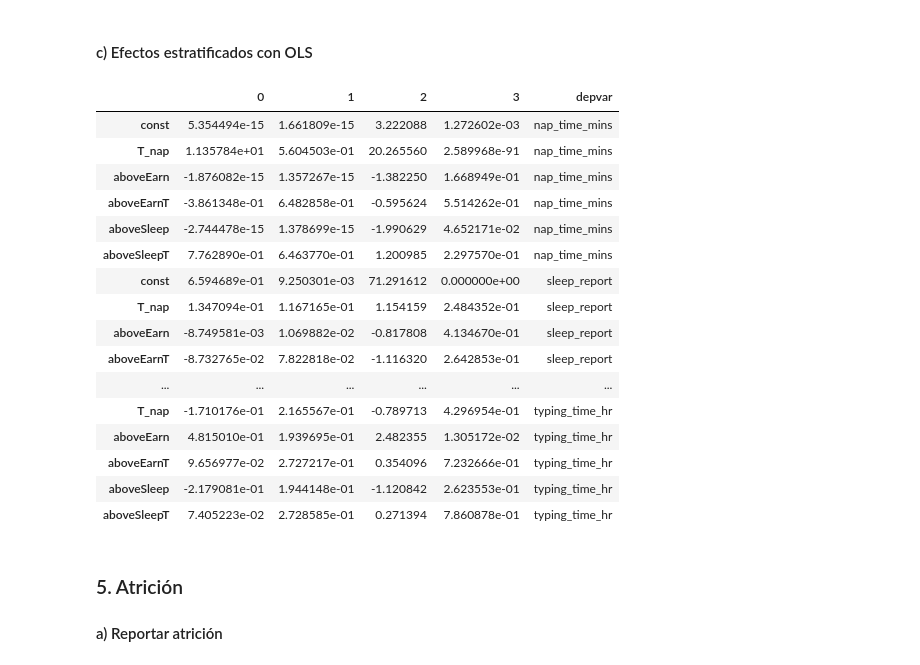
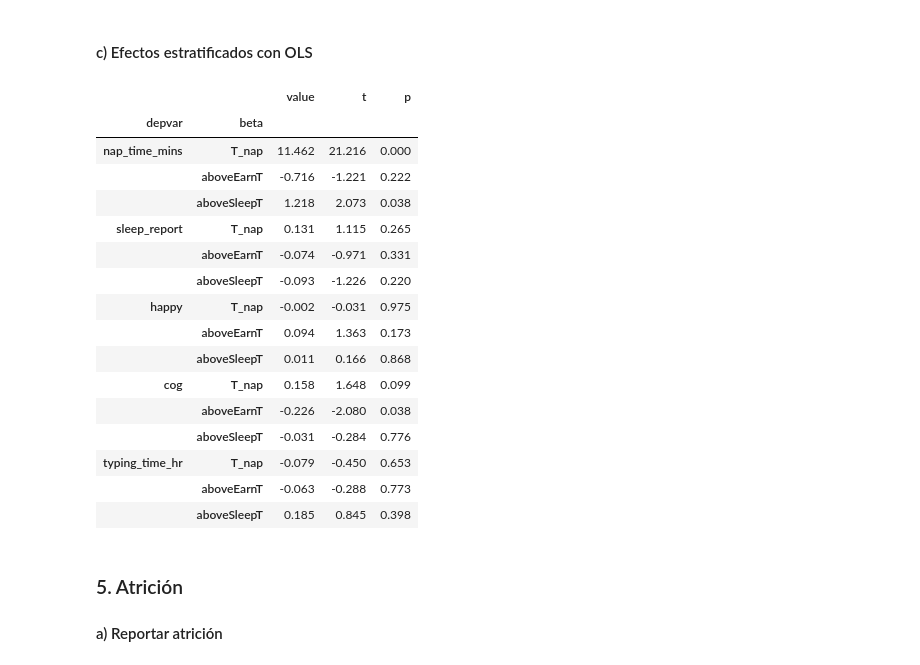
Before and after one commit to ArturoSbr/EmtrAp-hw01, a Jupyter notebook: cod/main.ipynb, the cells around one changed output. Saved outputs shown, nothing was run; the diff lists cells and outputs as text; code cells hidden in the pictures.

```diff
--- a/cod/main.ipynb
+++ b/cod/main.ipynb
@@ -268,15 +225,16 @@ for e, s in t.index:
 # Inicializar lista
 d = []
 
-# Efecto por estrato
-for e, s in t.index:
-    m = d2['aboveEarn'].eq(e) & d2['aboveSleep'].eq(s)
-    # Para cada variable
-    for y in Y:
-        d.append([e, s, m.sum(), m.sum() / len(d2)] + list(neyman(d2[m], 'T_nap', y)))
+# Efecto por esstrato a cada variable
+for y in Y:
+    for e, s in [(0,0),(0,1),(1,0),(1,1)]:
+        # Máscara
+        m = d2['aboveEarn'].eq(e) & d2['aboveSleep'].eq(s)
+        d.append([e, s, m.sum(), m.sum() / len(d2)] + neyman(d2[m], 'T_nap', y))
 
-# Resultados a tabla
-t = pd.DataFrame(data=d, columns=['aboveEarn','aboveSleep','ng','w','depvar','tau','t','p'])
-t = t.sort_values(['depvar','aboveEarn','aboveSleep'])
-t
+t = pd.DataFrame(data=d, columns=['aboveEarn','aboveSleep','ng','wg','depvar','tau','t','p'])
+t = t.set_index(['depvar','aboveEarn','aboveSleep'])
+
+# Visualizar resultados
+t[['tau']].round(3)
 # %% [output]
@@ -312,39 +261,44 @@ dtype: float64
 # %% [markdown]
 #### c) Efectos estratificados con OLS
 # %%
-# Declarar columnas necesarias
-d2['const'] = 1
-d2[['aboveEarnT','aboveSleepT']] = d2[['aboveEarn','aboveSleep']].multiply(d2['T_nap'], axis=0)
+# Declarar columnas
+d2 = d2.assign(const = 1,
+               aboveEarnT = d2['aboveEarn'].multiply(d2['T_nap']),
+               aboveSleepT = d2['aboveSleep'].multiply(d2['T_nap']))
 
-# Variables independientes
+# Declarar variables independientes
 X = ['const','T_nap','aboveEarn','aboveEarnT','aboveSleep','aboveSleepT']
 
-# Regresiones
+# OLS para cada variable
 d = []
 for y in Y:
-    m = OLS(endog=d2[y], exog=d2[X], missing='drop').fit(cov_type='HC2')
-    d.append(pd.concat([m.params, m.bse, m.tvalues, m.pvalues], axis=1).assign(depvar=y))
+    m = d2[X + [y]].notna().all(axis=1)
+    m = OLS(endog=d2.loc[m, y], exog=d2.loc[m, X], missing='raise').fit(cov_type='HC0')
+    d.append(pd.concat([m.params, m.tvalues, m.pvalues], axis=1).assign(depvar = y))
 
 # A tabla
-pd.concat(d, axis=0)
+t = pd.concat(d, axis=0).reset_index()
+t.columns = ['beta','value','t','p','depvar']
+t = t.set_index(['depvar','beta'])
+t[t.index.get_level_values(1).isin(['T_nap','aboveEarnT','aboveSleepT'])].round(3)
 # %% [output]
-|  | 0 | 1 | 2 | 3 | depvar |
-| const | 5.354494e-15 | 1.661809e-15 | 3.222088 | 1.272602e-03 | nap_time_mins |
-| T_nap | 1.135784e+01 | 5.604503e-01 | 20.265560 | 2.589968e-91 | nap_time_mins |
-| aboveEarn | -1.876082e-15 | 1.357267e-15 | -1.382250 | 1.668949e-01 | nap_time_mins |
-| aboveEarnT | -3.861348e-01 | 6.482858e-01 | -0.595624 | 5.514262e-01 | nap_time_mins |
-| aboveSleep | -2.744478e-15 | 1.378699e-15 | -1.990629 | 4.652171e-02 | nap_time_mins |
-| aboveSleepT | 7.762890e-01 | 6.463770e-01 | 1.200985 | 2.297570e-01 | nap_time_mins |
-| const | 6.594689e-01 | 9.250301e-03 | 71.291612 | 0.000000e+00 | sleep_report |
-| T_nap | 1.347094e-01 | 1.167165e-01 | 1.154159 | 2.484352e-01 | sleep_report |
-| aboveEarn | -8.749581e-03 | 1.069882e-02 | -0.817808 | 4.134670e-01 | sleep_report |
-| aboveEarnT | -8.732765e-02 | 7.822818e-02 | -1.116320 | 2.642853e-01 | sleep_report |
-| ... | ... | ... | ... | ... | ... |
-| T_nap | -1.710176e-01 | 2.165567e-01 | -0.789713 | 4.296954e-01 | typing_time_hr |
-| aboveEarn | 4.815010e-01 | 1.939695e-01 | 2.482355 | 1.305172e-02 | typing_time_hr |
-| aboveEarnT | 9.656977e-02 | 2.727217e-01 | 0.354096 | 7.232666e-01 | typing_time_hr |
-| aboveSleep | -2.179081e-01 | 1.944148e-01 | -1.120842 | 2.623553e-01 | typing_time_hr |
-| aboveSleepT | 7.405223e-02 | 2.728585e-01 | 0.271394 | 7.860878e-01 | typing_time_hr |
+|  |  | value | t | p |
+| depvar | beta |  |  |  |
+| nap_time_mins | T_nap | 11.462 | 21.216 | 0.000 |
+|  | aboveEarnT | -0.716 | -1.221 | 0.222 |
+|  | aboveSleepT | 1.218 | 2.073 | 0.038 |
+| sleep_report | T_nap | 0.131 | 1.115 | 0.265 |
+|  | aboveEarnT | -0.074 | -0.971 | 0.331 |
+|  | aboveSleepT | -0.093 | -1.226 | 0.220 |
+| happy | T_nap | -0.002 | -0.031 | 0.975 |
+|  | aboveEarnT | 0.094 | 1.363 | 0.173 |
+|  | aboveSleepT | 0.011 | 0.166 | 0.868 |
+| cog | T_nap | 0.158 | 1.648 | 0.099 |
+|  | aboveEarnT | -0.226 | -2.080 | 0.038 |
+|  | aboveSleepT | -0.031 | -0.284 | 0.776 |
+| typing_time_hr | T_nap | -0.079 | -0.450 | 0.653 |
+|  | aboveEarnT | -0.063 | -0.288 | 0.773 |
+|  | aboveSleepT | 0.185 | 0.845 | 0.398 |
 # %% [markdown]
 ### 5. Atrición
 #### a) Reportar atrición
```
Also changed, not shown: parts of 33 cells of this notebook.
